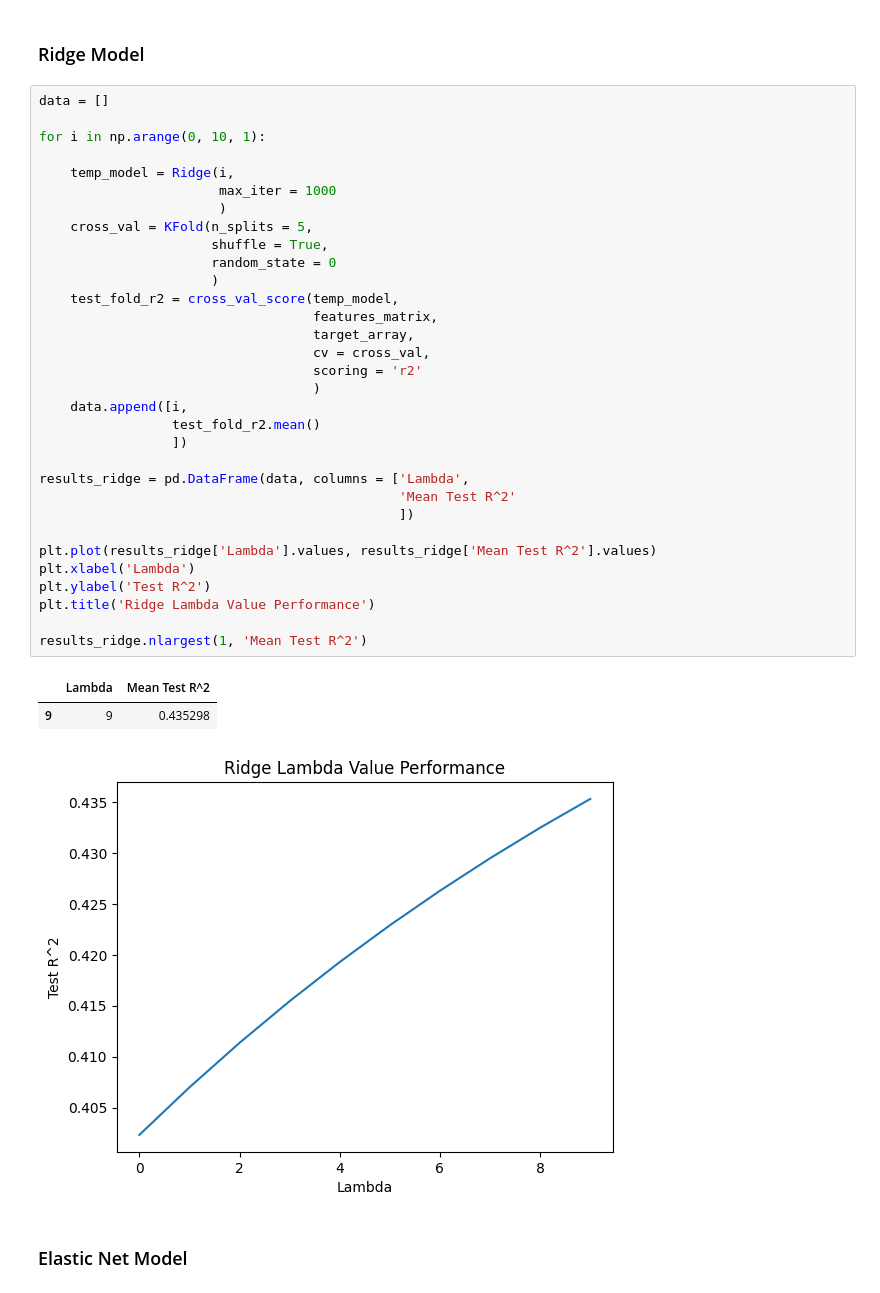
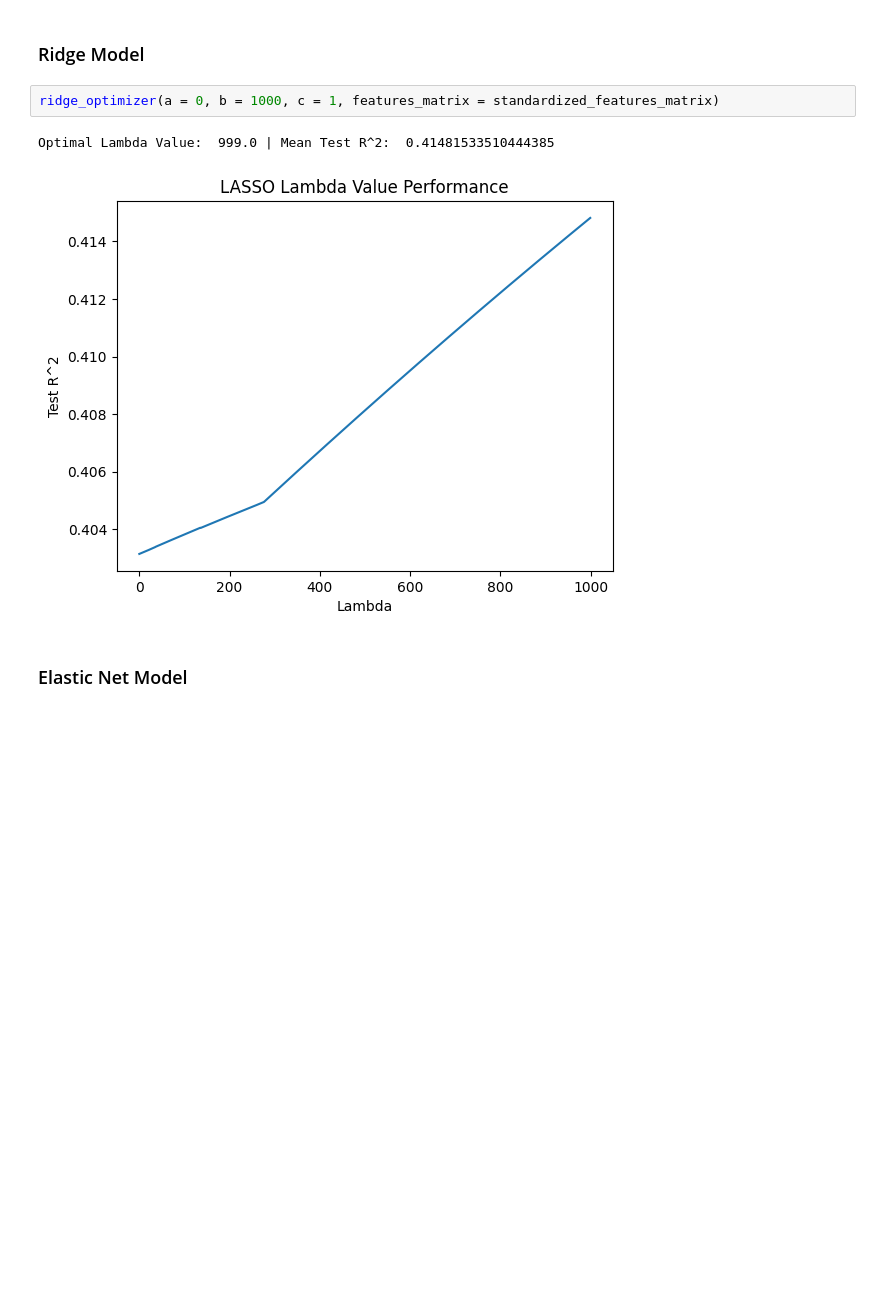
Before and after one commit to BenLeidig/illinois-home-prices, a Jupyter notebook: regression_classification/regression.ipynb, the cells around one changed output. Drawn from its saved outputs; the diff is of its cells as text; blank space fills up the shorter version.

```diff
--- a/regression_classification/regression.ipynb
+++ b/regression_classification/regression.ipynb
@@ -341,40 +370,9 @@ results_lasso.nlargest(1, 'Mean Test R^2')
 # %% [markdown]
 ### Ridge Model
-# %%
-data = []
-
-for i in np.arange(0, 10, 1):
-
-    temp_model = Ridge(i,
-                       max_iter = 1000
-                       )
-    cross_val = KFold(n_splits = 5,
-                      shuffle = True,
-                      random_state = 0
-                      )
-    test_fold_r2 = cross_val_score(temp_model,
-                                   features_matrix,
-                                   target_array,
-                                   cv = cross_val,
-                                   scoring = 'r2'
-                                   )
-    data.append([i,
-                 test_fold_r2.mean()
-                 ])
-
-results_ridge = pd.DataFrame(data, columns = ['Lambda',
-                                              'Mean Test R^2'
-                                              ])
-
-plt.plot(results_ridge['Lambda'].values, results_ridge['Mean Test R^2'].values)
-plt.xlabel('Lambda')
-plt.ylabel('Test R^2')
-plt.title('Ridge Lambda Value Performance')
-
-results_ridge.nlargest(1, 'Mean Test R^2')
-# %% [output]
-|  | Lambda | Mean Test R^2 |
-| 9 | 9 | 0.435298 |
-[figure, removed]
+# %%
+ridge_optimizer(a = 0, b = 1000, c = 1, features_matrix = standardized_features_matrix)
+# %% [output]
+Optimal Lambda Value:  999.0 | Mean Test R^2:  0.41481533510444385
+[figure, added]
 # %% [markdown]
 ### Elastic Net Model
```
Also changed, not shown: parts of 29 cells of this notebook.
